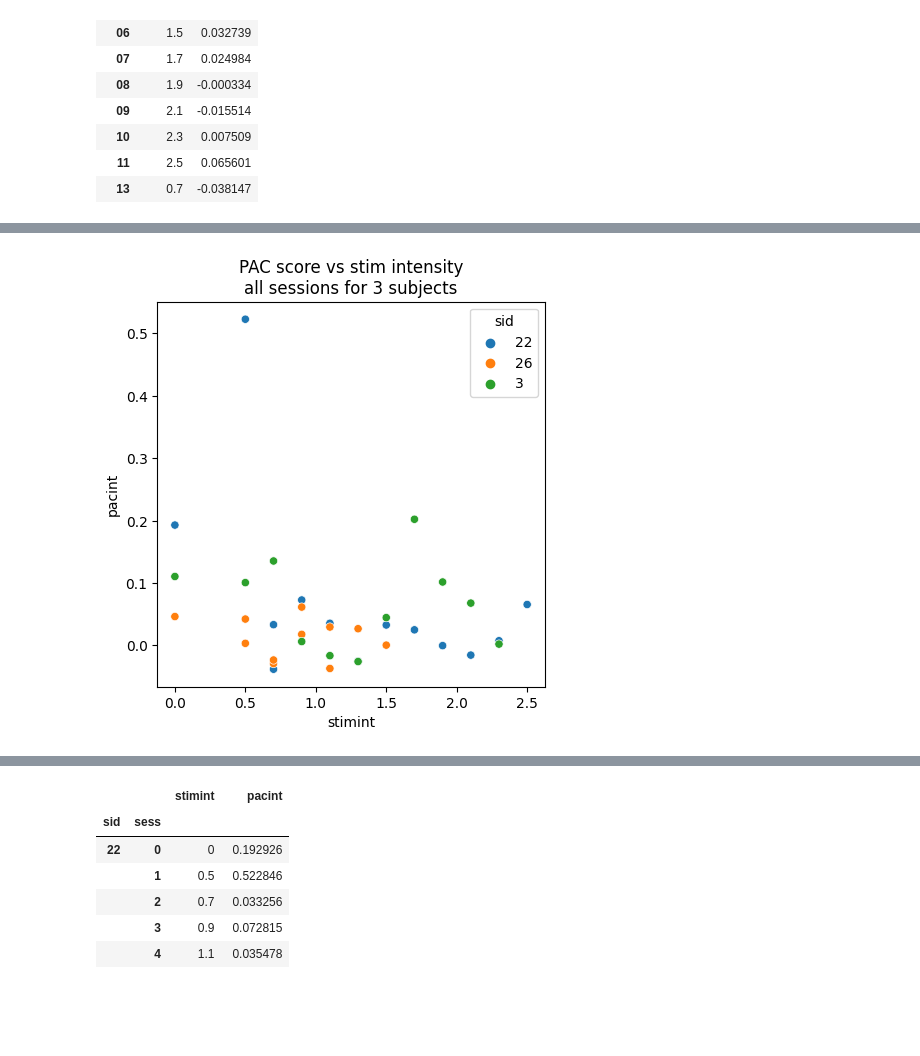
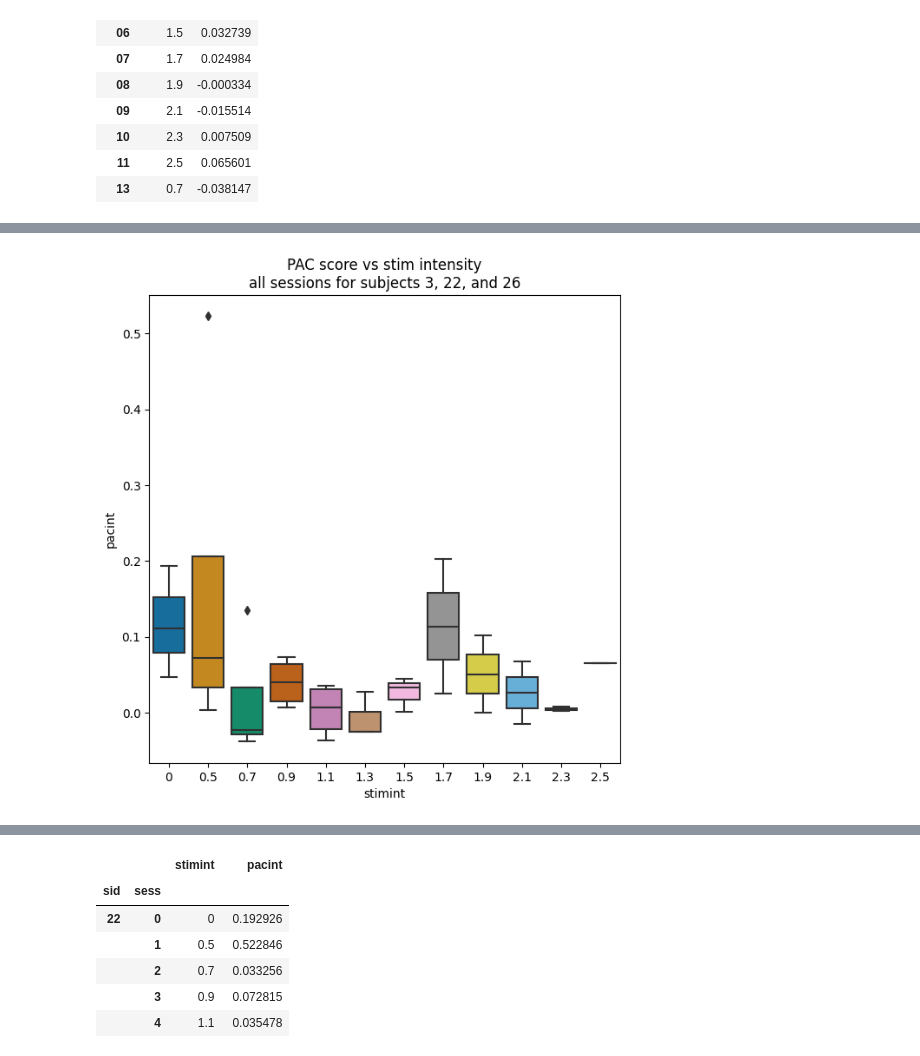
Before and after one commit to tmorshed/bme-1500, a Jupyter notebook: PAC_pipeline_tm_2_corr_w_headers.ipynb, the cells around one changed output, grey strips where cells are left out. Drawn from its saved outputs; the diff is of its cells as text; code cells hidden in the pictures; blank space fills up the shorter version.

```diff
--- a/PAC_pipeline_tm_2_corr_w_headers.ipynb
+++ b/PAC_pipeline_tm_2_corr_w_headers.ipynb
@@ -284,8 +414,10 @@ pacscore.loc['22']
 # %%
-fig,ax=plt.subplots(figsize=(5,5))
-sns.scatterplot(x='stimint', y='pacint', data=pacscore, ax=ax, hue='sid')
+fig,ax=plt.subplots(figsize=(7,7))
+# sns.scatterplot(x='stimint', y='pacint', data=pacscore, ax=ax, hue='sid')
+sns.boxplot(x='stimint', y='pacint', data=pacscore, ax=ax, palette='colorblind')
 # [pacscore.plot(kind='scatter', x='stimint', y='pacint', ax=ax, legend=False, label=i) for i in pacscore.index.get_level_values(0).unique()]
 # plt.legend()
-ax.set(title='PAC score vs stim intensity\nall sessions for 3 subjects'); plt.show()
+ax.set(title='PAC score vs stim intensity\nall sessions for subjects 3, 22, and 26');
+plt.show()
 # %% [output]
-[figure, old version]
+[figure, new version]
```
Also changed, not shown: parts of 32 cells of this notebook.
